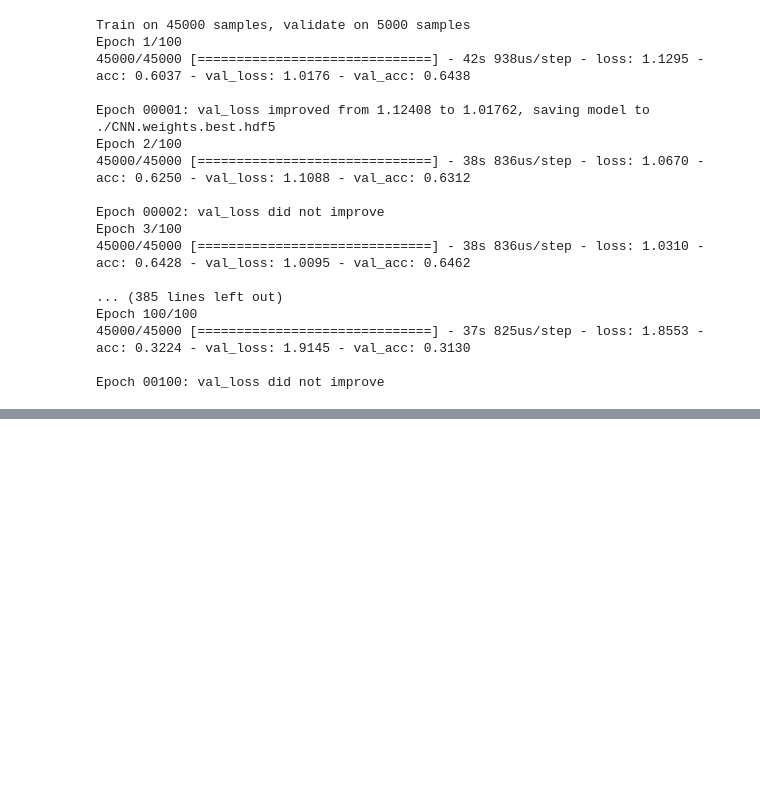
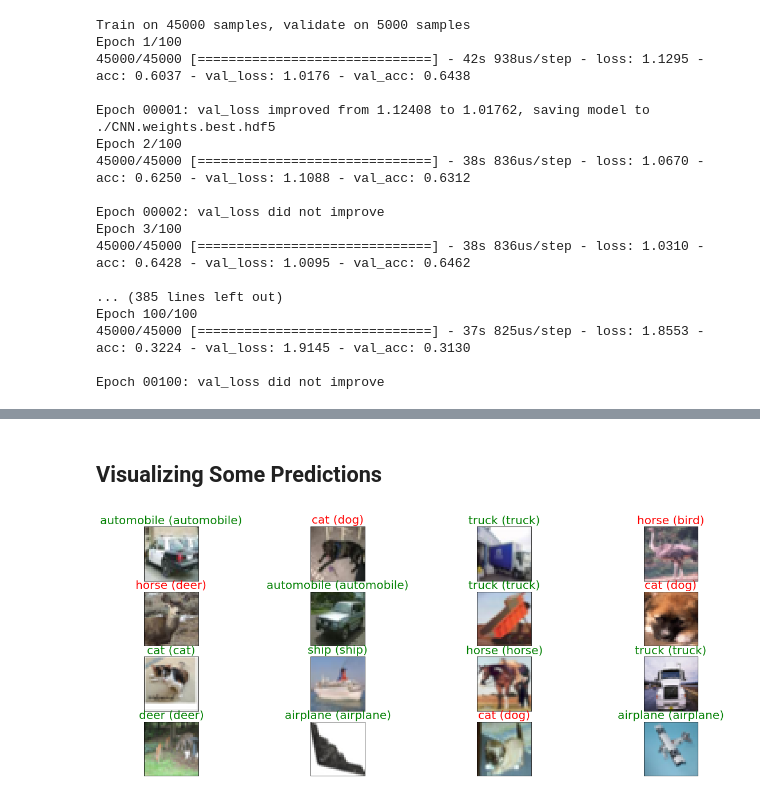
Before and after one commit to ludennis/udacityDLND, a Jupyter notebook: projs/mini-proj-4-cnn/CNN cifar10 classification.ipynb, the cells around one changed output, grey strips where cells are left out. Drawn from its saved outputs; the diff is of its cells as text; code cells hidden in the pictures; blank space fills up the shorter version.

```diff
--- a/projs/mini-proj-4-cnn/CNN cifar10.ipynb
+++ b/projs/mini-proj-4-cnn/CNN cifar10 classification.ipynb
@@ -156 +152,21 @@ model.evaluate(x_test,y_test)
 [0.9318103715896606, 0.6808]
+# %% [markdown]
+## Visualizing Some Predictions
+# %%
+y_hat = model.predict(x_test)
+cifar10_labels = ['airplane','automobile','bird','cat','deer','dog','frog','horse','ship','truck']
+# %%
+%matplotlib inline
+import matplotlib.pyplot as plt
+
+fig = plt.figure(figsize=(20,8))
+for i,idx in enumerate(np.random.choice(x_test.shape[0],size=16,replace=False)):
+    ax = fig.add_subplot(4,4,i+1,xticks=[],yticks=[])
+    ax.imshow(x_test[idx])
+    pred_idx = np.argmax(y_hat[idx])
+    true_idx = np.argmax(y_test[idx])
+    ax.set_title("{} ({})".format(cifar10_labels[pred_idx],cifar10_labels[true_idx]),\
+                 color=('green' if pred_idx == true_idx else 'red'),\
+                fontsize=20)
+# %% [output]
+[figure, added]
```
Also changed, not shown: parts of 3 cells of this notebook, 1 other file.
